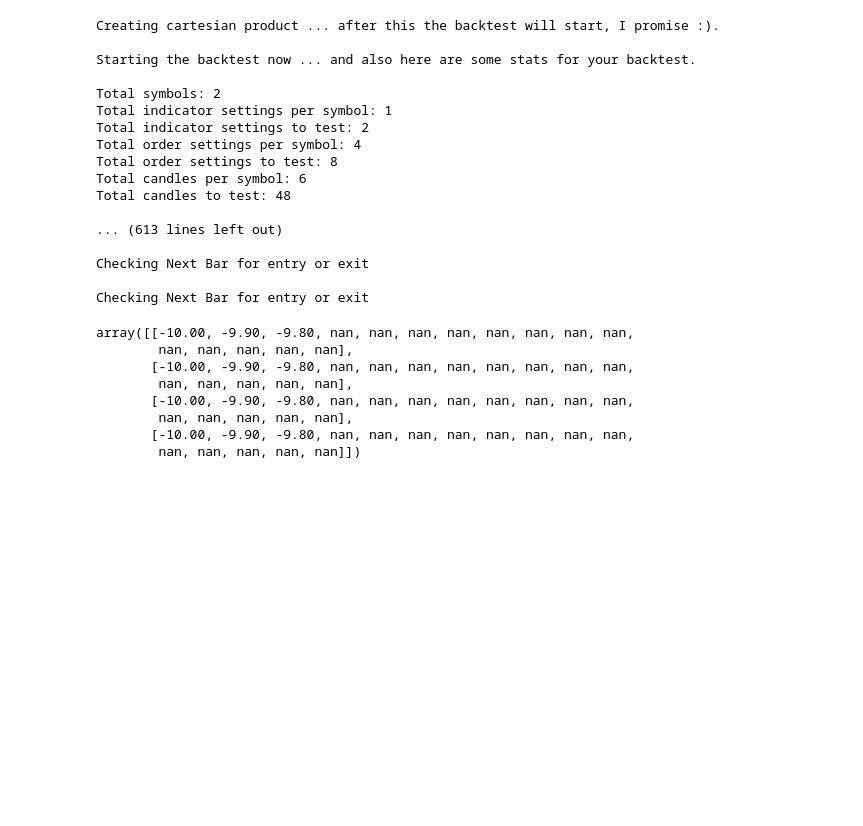
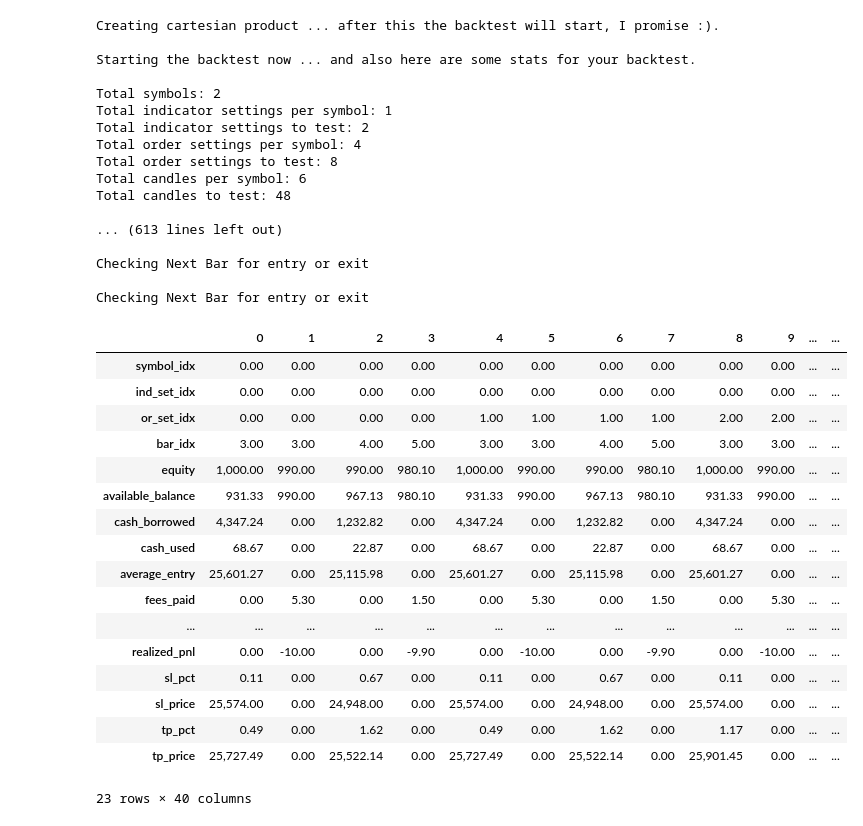
Before and after one commit to quantfreedom/QuantFreedom, a Jupyter notebook: quantfreedom/class_practice/full class test.ipynb, the cells around one changed output. Drawn from its saved outputs; the diff is of its cells as text; code cells hidden in the pictures; blank space fills up the shorter version.

```diff
--- a/quantfreedom/class_practice/full class test.ipynb
+++ b/quantfreedom/class_practice/full class test.ipynb
@@ -92,17 +92,27 @@ Total candles to test: 48
 Checking Next Bar for entry or exit
 
 Checking Next Bar for entry or exit
-# %%
-pnl_array
-# %% [output]
-array([[-10.00, -9.90, -9.80, nan, nan, nan, nan, nan, nan, nan, nan,
-        nan, nan, nan, nan, nan],
-       [-10.00, -9.90, -9.80, nan, nan, nan, nan, nan, nan, nan, nan,
-        nan, nan, nan, nan, nan],
-       [-10.00, -9.90, -9.80, nan, nan, nan, nan, nan, nan, nan, nan,
-        nan, nan, nan, nan, nan],
-       [-10.00, -9.90, -9.80, nan, nan, nan, nan, nan, nan, nan, nan,
-        nan, nan, nan, nan, nan]])
+# %%
+order_records_df
+# %% [output]
+|  | 0 | 1 | 2 | 3 | 4 | 5 | 6 | 7 | 8 | 9 | ... | ... |
+| symbol_idx | 0.00 | 0.00 | 0.00 | 0.00 | 0.00 | 0.00 | 0.00 | 0.00 | 0.00 | 0.00 | ... | ... |
+| ind_set_idx | 0.00 | 0.00 | 0.00 | 0.00 | 0.00 | 0.00 | 0.00 | 0.00 | 0.00 | 0.00 | ... | ... |
+| or_set_idx | 0.00 | 0.00 | 0.00 | 0.00 | 1.00 | 1.00 | 1.00 | 1.00 | 2.00 | 2.00 | ... | ... |
+| bar_idx | 3.00 | 3.00 | 4.00 | 5.00 | 3.00 | 3.00 | 4.00 | 5.00 | 3.00 | 3.00 | ... | ... |
+| equity | 1,000.00 | 990.00 | 990.00 | 980.10 | 1,000.00 | 990.00 | 990.00 | 980.10 | 1,000.00 | 990.00 | ... | ... |
+| available_balance | 931.33 | 990.00 | 967.13 | 980.10 | 931.33 | 990.00 | 967.13 | 980.10 | 931.33 | 990.00 | ... | ... |
+| cash_borrowed | 4,347.24 | 0.00 | 1,232.82 | 0.00 | 4,347.24 | 0.00 | 1,232.82 | 0.00 | 4,347.24 | 0.00 | ... | ... |
+| cash_used | 68.67 | 0.00 | 22.87 | 0.00 | 68.67 | 0.00 | 22.87 | 0.00 | 68.67 | 0.00 | ... | ... |
+| average_entry | 25,601.27 | 0.00 | 25,115.98 | 0.00 | 25,601.27 | 0.00 | 25,115.98 | 0.00 | 25,601.27 | 0.00 | ... | ... |
+| fees_paid | 0.00 | 5.30 | 0.00 | 1.50 | 0.00 | 5.30 | 0.00 | 1.50 | 0.00 | 5.30 | ... | ... |
+| ... | ... | ... | ... | ... | ... | ... | ... | ... | ... | ... | ... | ... |
+| realized_pnl | 0.00 | -10.00 | 0.00 | -9.90 | 0.00 | -10.00 | 0.00 | -9.90 | 0.00 | -10.00 | ... | ... |
+| sl_pct | 0.11 | 0.00 | 0.67 | 0.00 | 0.11 | 0.00 | 0.67 | 0.00 | 0.11 | 0.00 | ... | ... |
+| sl_price | 25,574.00 | 0.00 | 24,948.00 | 0.00 | 25,574.00 | 0.00 | 24,948.00 | 0.00 | 25,574.00 | 0.00 | ... | ... |
+| tp_pct | 0.49 | 0.00 | 1.62 | 0.00 | 0.49 | 0.00 | 1.62 | 0.00 | 1.17 | 0.00 | ... | ... |
+| tp_price | 25,727.49 | 0.00 | 25,522.14 | 0.00 | 25,727.49 | 0.00 | 25,522.14 | 0.00 | 25,901.45 | 0.00 | ... | ... |
+23 rows × 40 columns
 # %%
 strat_res_df
 # %% [output]
```
Also changed, not shown: parts of 3 cells of this notebook, 5 other files.
